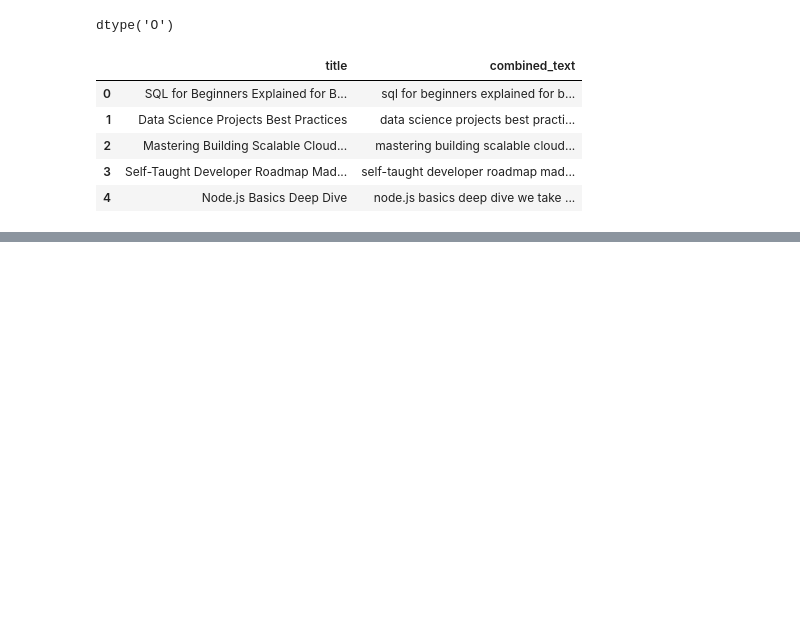
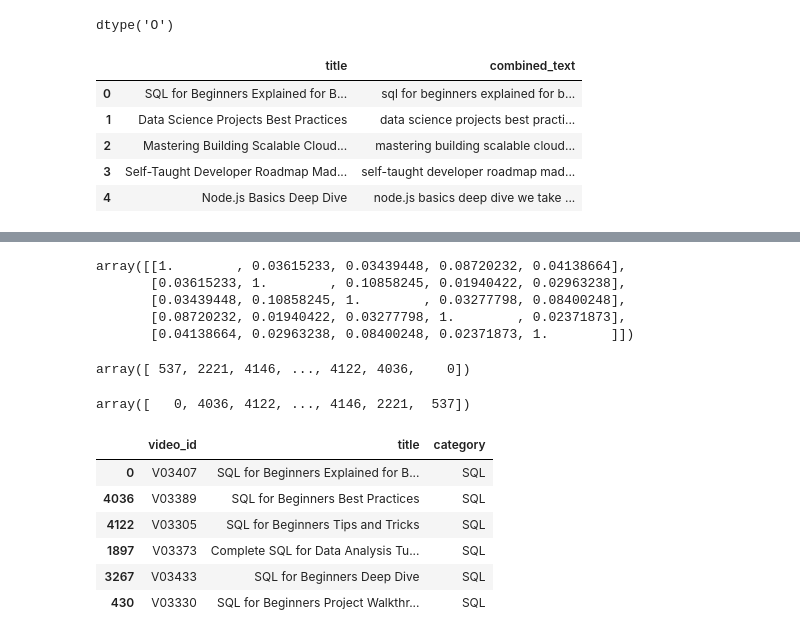
Before and after one commit to prasannaas138-alt/youtube-recommendation-system, a Jupyter notebook: Youtube_Recommendation_System.ipynb, the cells around one changed output, grey strips where cells are left out. Saved outputs shown, nothing was run; the diff lists cells and outputs as text; code cells hidden in the pictures; blank space fills up the shorter version.

```diff
--- a/Youtube_Recommendation_System.ipynb
+++ b/Youtube_Recommendation_System.ipynb
@@ -131,0 +186,8 @@ df[['title' , 'combined_text']].head()
+# %%
+similarity_matrix[:5 , :5]
+# %% [output]
+array([[1.        , 0.03615233, 0.03439448, 0.08720232, 0.04138664],
+       [0.03615233, 1.        , 0.10858245, 0.01940422, 0.02963238],
+       [0.03439448, 0.10858245, 1.        , 0.03277798, 0.08400248],
+       [0.08720232, 0.01940422, 0.03277798, 1.        , 0.02371873],
+       [0.04138664, 0.02963238, 0.08400248, 0.02371873, 1.        ]])
@@ -131,0 +196,20 @@ df[['title' , 'combined_text']].head()
+# %%
+similarity_scores.argsort()
+# %% [output]
+array([ 537, 2221, 4146, ..., 4122, 4036,    0])
+# %%
+similarity_scores.argsort()[::-1]
+# %% [output]
+array([   0, 4036, 4122, ..., 4146, 2221,  537])
+# %%
+similar_indeces = similarity_scores.argsort()[::-1][:6]
+# %%
+df.iloc[similar_indeces][['video_id' , 'title' , 'category']]
+# %% [output]
+|  | video_id | title | category |
+| 0 | V03407 | SQL for Beginners Explained for B... | SQL |
+| 4036 | V03389 | SQL for Beginners Best Practices | SQL |
+| 4122 | V03305 | SQL for Beginners Tips and Tricks | SQL |
+| 1897 | V03373 | Complete SQL for Data Analysis Tu... | SQL |
+| 3267 | V03433 | SQL for Beginners Deep Dive | SQL |
+| 430 | V03330 | SQL for Beginners Project Walkthr... | SQL |
```
Also changed, not shown: parts of 14 cells of this notebook.
